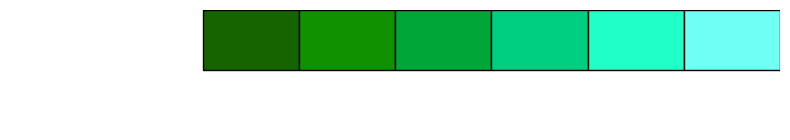
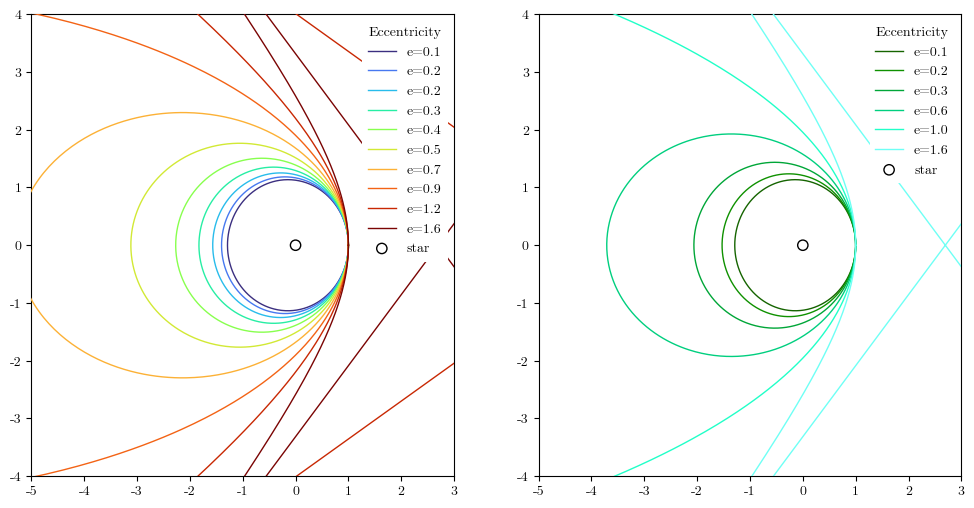
The notebook cell's code change between the first figure and the second:
--- before
+++ after
@@ -1,3 +1,10 @@
 va.help.color(va.get_colors(6, cmap='cosmic', cmap_range=[0.3,1]))
-va.help.color(va.get_colors(10, cmap='turbo', cmap_range=[0.04,1]))
-va.help.color(va.get_colors(6, cmap='emerald', cmap_range=[0.3,1], transform='saturate', factor=1))
+turbo = va.get_colors(10, cmap='turbo', cmap_range=[0.04,1])
+va.help.color(turbo)
+
+emerald = va.get_colors(6, cmap='emerald', cmap_range=[0.3,1], transform='saturate', factor=1)
+
+fig, ax = plt.subplots(1, 2, figsize=(12,6))
+va.plot_colorset(turbo, ax=ax[0])
+va.plot_colorset(emerald, ax=ax[1])
+plt.show()

Commit: update color guide